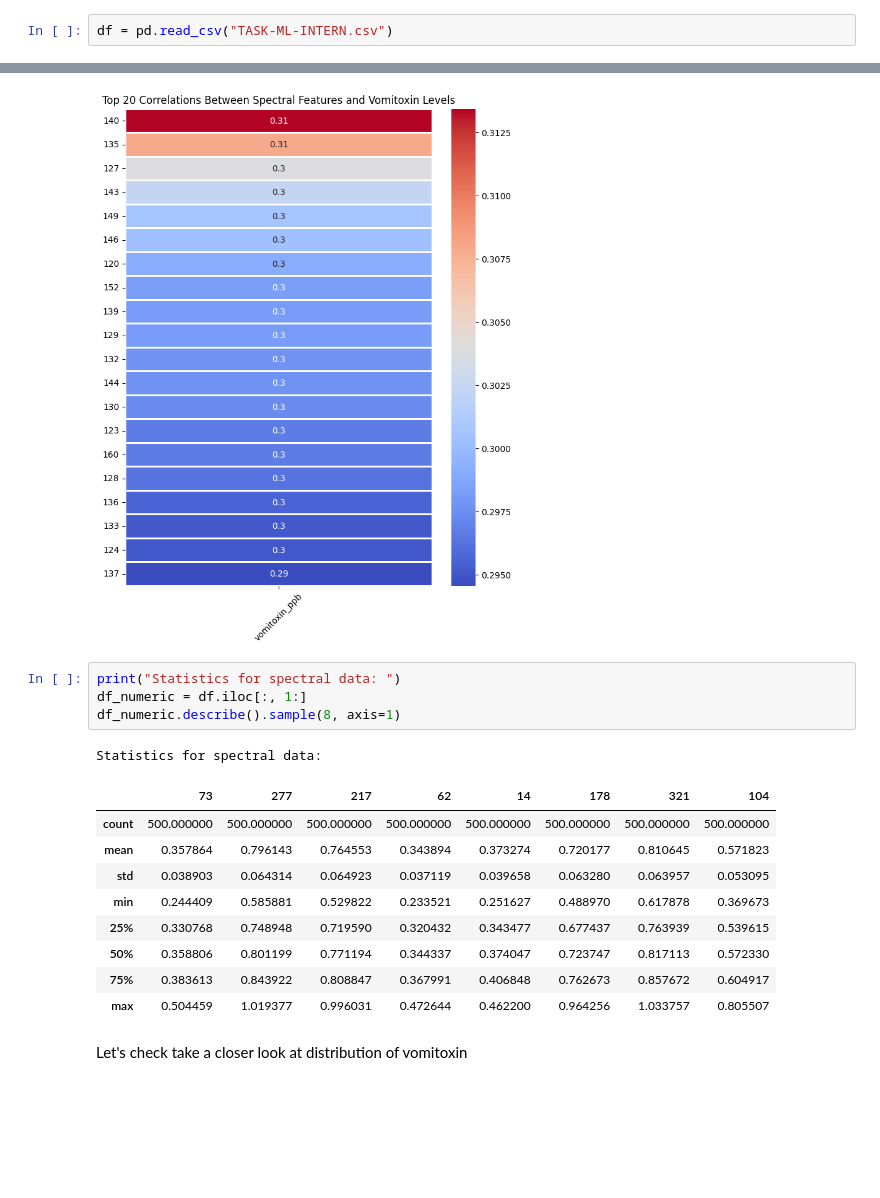
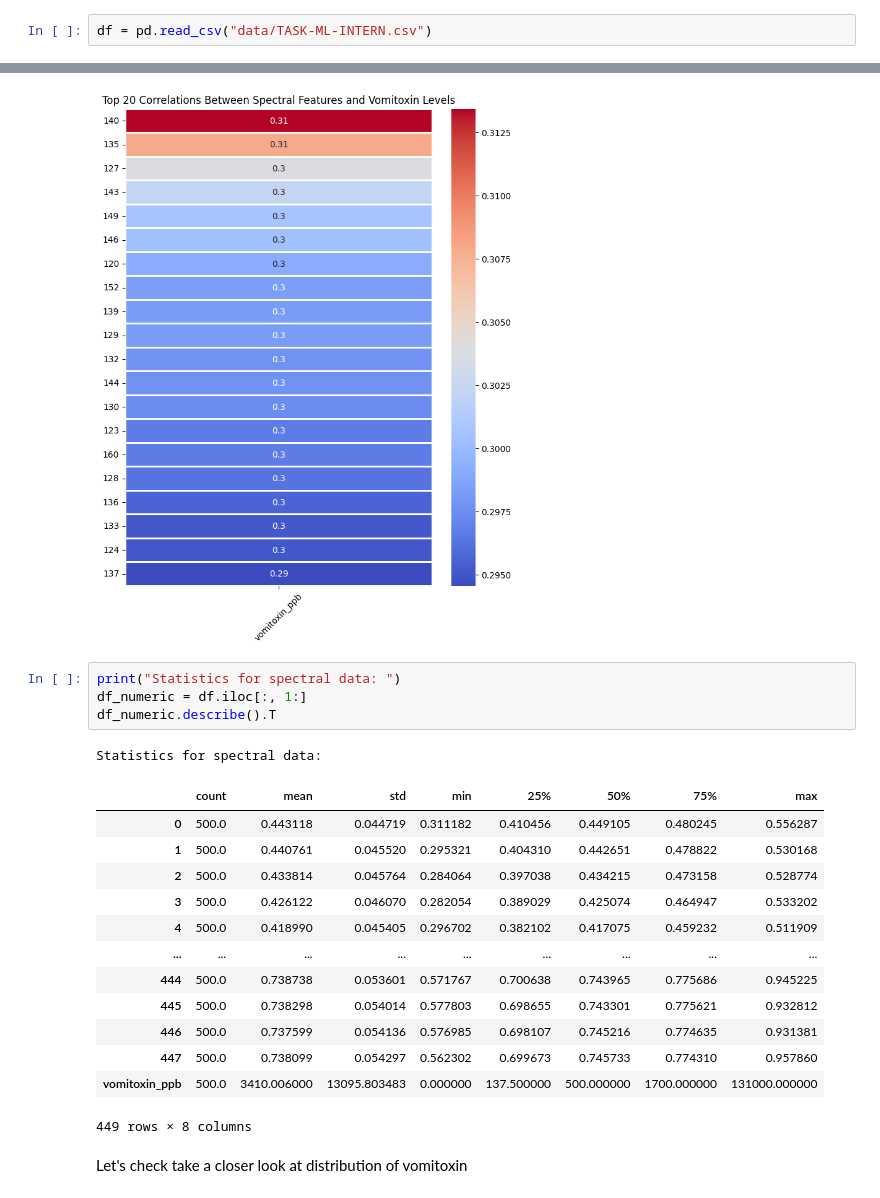
Before and after one commit to NotAbdelrahmanelsayed/hyperspectral_mycotoxin_prediction, a Jupyter notebook: notebook.ipynb, the cells around one changed output, grey strips where cells are left out. Cells and saved outputs as stored; diff of their text form; blank space fills up the shorter version.

```diff
--- a/notebook.ipynb
+++ b/notebook.ipynb
@@ -16,7 +16,7 @@ from xgboost import XGBRegressor
 # %% [markdown]
 Read the data
 # %%
-df = pd.read_csv("TASK-ML-INTERN.csv")
+df = pd.read_csv("data/TASK-ML-INTERN.csv")
 # %% [markdown]
 # 1. Data Exploration and Preprocessing
 # %%
@@ -61,18 +61,22 @@ plt.show()
 # %%
 print("Statistics for spectral data: ")
 df_numeric = df.iloc[:, 1:]
-df_numeric.describe().sample(8, axis=1)
+df_numeric.describe().T
 # %% [output]
 Statistics for spectral data:
-|  | 73 | 277 | 217 | 62 | 14 | 178 | 321 | 104 |
-| count | 500.000000 | 500.000000 | 500.000000 | 500.000000 | 500.000000 | 500.000000 | 500.000000 | 500.000000 |
-| mean | 0.357864 | 0.796143 | 0.764553 | 0.343894 | 0.373274 | 0.720177 | 0.810645 | 0.571823 |
-| std | 0.038903 | 0.064314 | 0.064923 | 0.037119 | 0.039658 | 0.063280 | 0.063957 | 0.053095 |
-| min | 0.244409 | 0.585881 | 0.529822 | 0.233521 | 0.251627 | 0.488970 | 0.617878 | 0.369673 |
-| 25% | 0.330768 | 0.748948 | 0.719590 | 0.320432 | 0.343477 | 0.677437 | 0.763939 | 0.539615 |
-| 50% | 0.358806 | 0.801199 | 0.771194 | 0.344337 | 0.374047 | 0.723747 | 0.817113 | 0.572330 |
-| 75% | 0.383613 | 0.843922 | 0.808847 | 0.367991 | 0.406848 | 0.762673 | 0.857672 | 0.604917 |
-| max | 0.504459 | 1.019377 | 0.996031 | 0.472644 | 0.462200 | 0.964256 | 1.033757 | 0.805507 |
+|  | count | mean | std | min | 25% | 50% | 75% | max |
+| 0 | 500.0 | 0.443118 | 0.044719 | 0.311182 | 0.410456 | 0.449105 | 0.480245 | 0.556287 |
+| 1 | 500.0 | 0.440761 | 0.045520 | 0.295321 | 0.404310 | 0.442651 | 0.478822 | 0.530168 |
+| 2 | 500.0 | 0.433814 | 0.045764 | 0.284064 | 0.397038 | 0.434215 | 0.473158 | 0.528774 |
+| 3 | 500.0 | 0.426122 | 0.046070 | 0.282054 | 0.389029 | 0.425074 | 0.464947 | 0.533202 |
+| 4 | 500.0 | 0.418990 | 0.045405 | 0.296702 | 0.382102 | 0.417075 | 0.459232 | 0.511909 |
+| ... | ... | ... | ... | ... | ... | ... | ... | ... |
+| 444 | 500.0 | 0.738738 | 0.053601 | 0.571767 | 0.700638 | 0.743965 | 0.775686 | 0.945225 |
+| 445 | 500.0 | 0.738298 | 0.054014 | 0.577803 | 0.698655 | 0.743301 | 0.775621 | 0.932812 |
+| 446 | 500.0 | 0.737599 | 0.054136 | 0.576985 | 0.698107 | 0.745216 | 0.774635 | 0.931381 |
+| 447 | 500.0 | 0.738099 | 0.054297 | 0.562302 | 0.699673 | 0.745733 | 0.774310 | 0.957860 |
+| vomitoxin_ppb | 500.0 | 3410.006000 | 13095.803483 | 0.000000 | 137.500000 | 500.000000 | 1700.000000 | 131000.000000 |
+449 rows × 8 columns
 # %% [markdown]
 Let's check take a closer look at distribution of vomitoxin
 # %%
```
Also changed, not shown: parts of 14 cells of this notebook, 2 other files.
